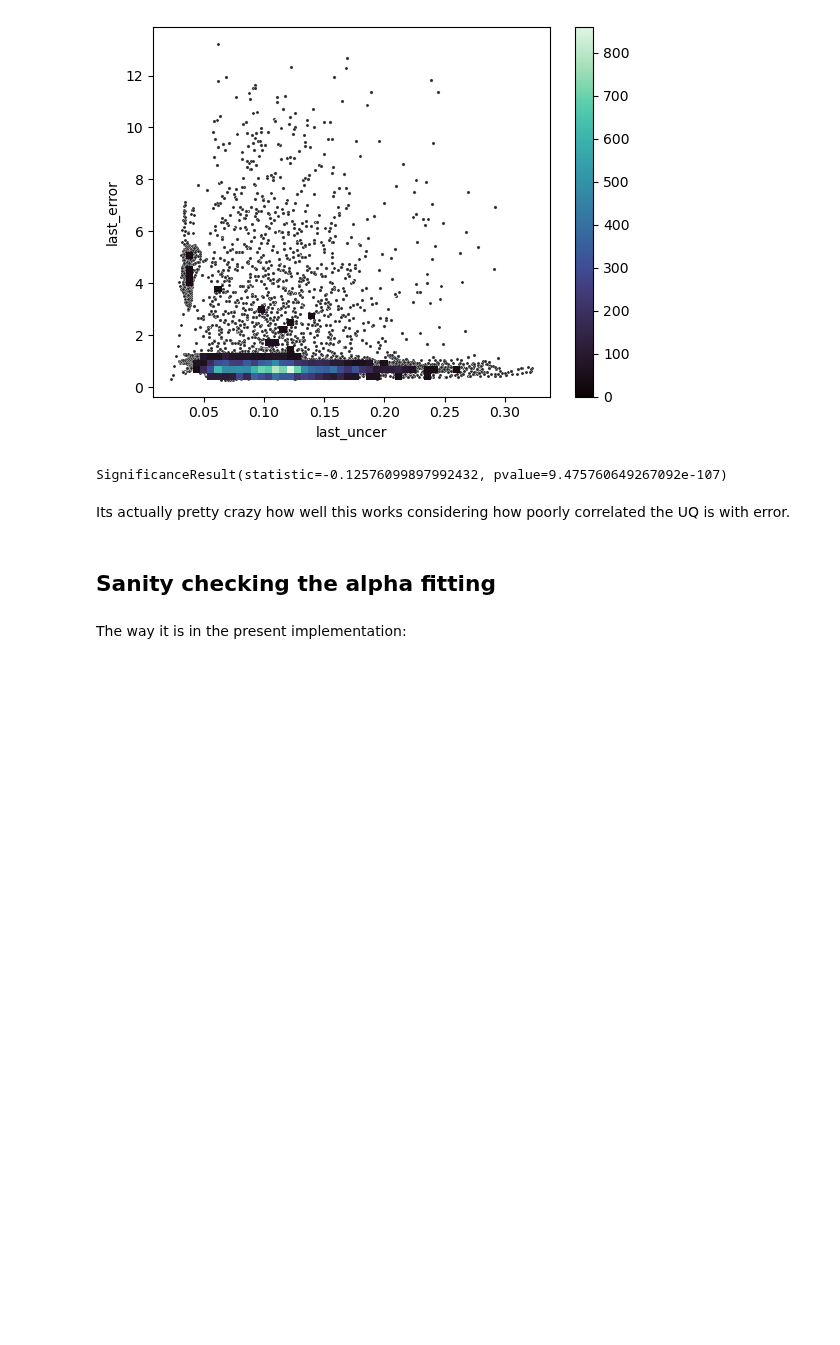
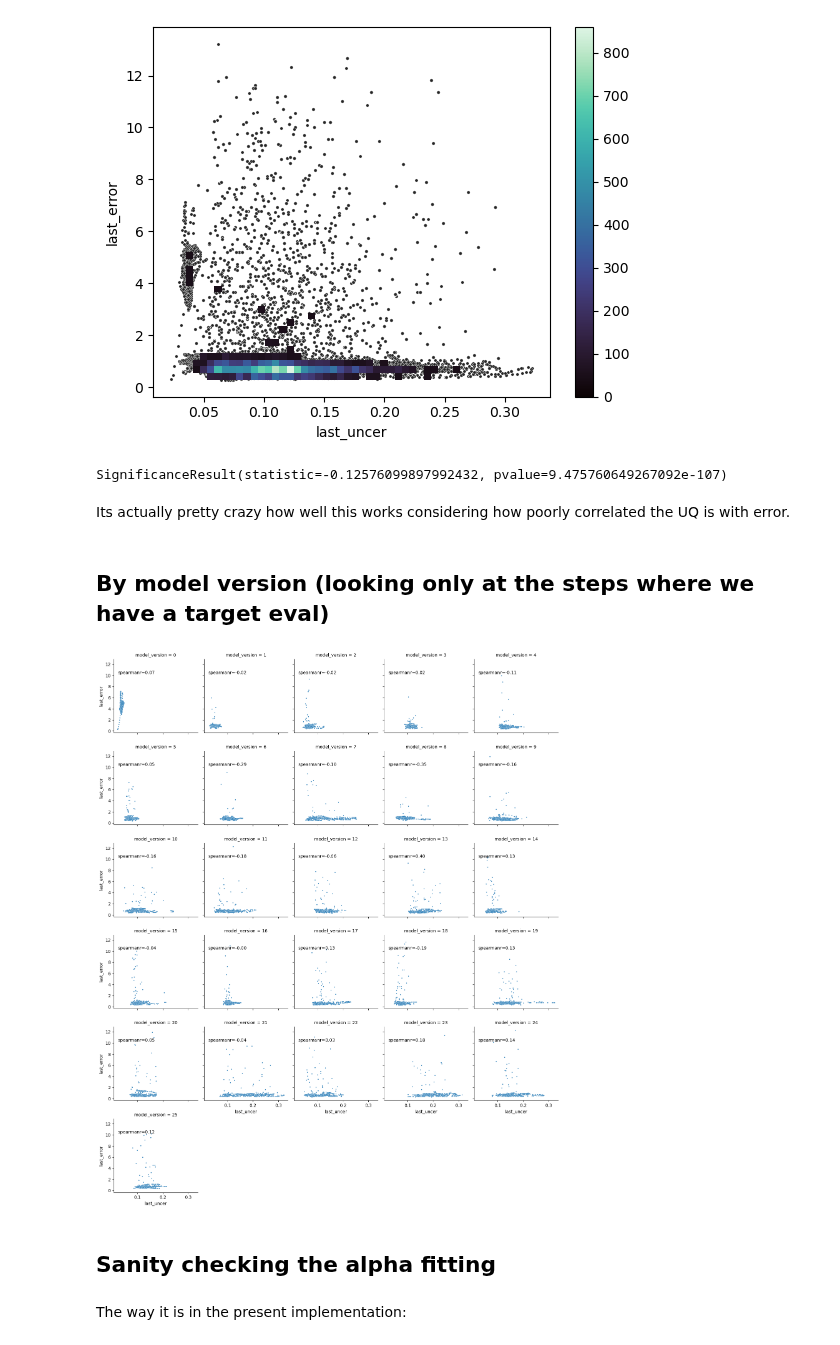
Before and after one commit to globus-labs/cascade, a Jupyter notebook: 2_proxima/2_examine_controller.ipynb, the cells around one changed output. Cells and saved outputs as stored; diff of their text form; code cells hidden in the pictures; blank space fills up the shorter version.

```diff
--- a/2_proxima/2_examine_controller.ipynb
+++ b/2_proxima/2_examine_controller.ipynb
@@ -164,6 +192,21 @@ sp.stats.spearmanr(data['last_uncer'], data['last_error'])
 SignificanceResult(statistic=-0.12576099897992432, pvalue=9.475760649267092e-107)
 # %% [markdown]
 Its actually pretty crazy how well this works considering how poorly correlated the UQ is with error.
+# %% [markdown]
+## By model version (looking only at the steps where we have a target eval)
+# %%
+def annotate(data, **kws):
+    r, p = sp.stats.spearmanr(data['last_error'], data['last_uncer'])
+    ax = plt.gca()
+    ax.text(.05, .8, 'spearmanr={:.2f}'.format(r),
+            transform=ax.transAxes)
+# %%
+g = sns.FacetGrid(data=target_steps, col='model_version', col_wrap=5)
+g.map(sns.scatterplot, 'last_uncer', 'last_error', s=5)
+g.map_dataframe(annotate)
+plt.show()
+# %% [output]
+[figure, added]
 # %% [markdown]
 ## Sanity checking the alpha fitting
 # %% [markdown]
```
Also changed, not shown: parts of 10 cells of this notebook, 5 other files.
